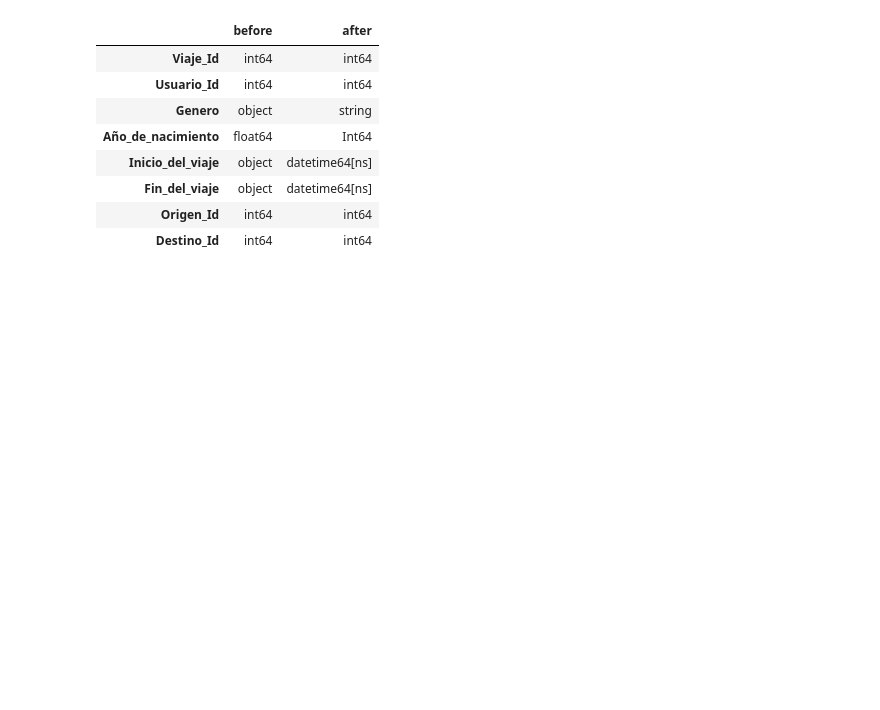
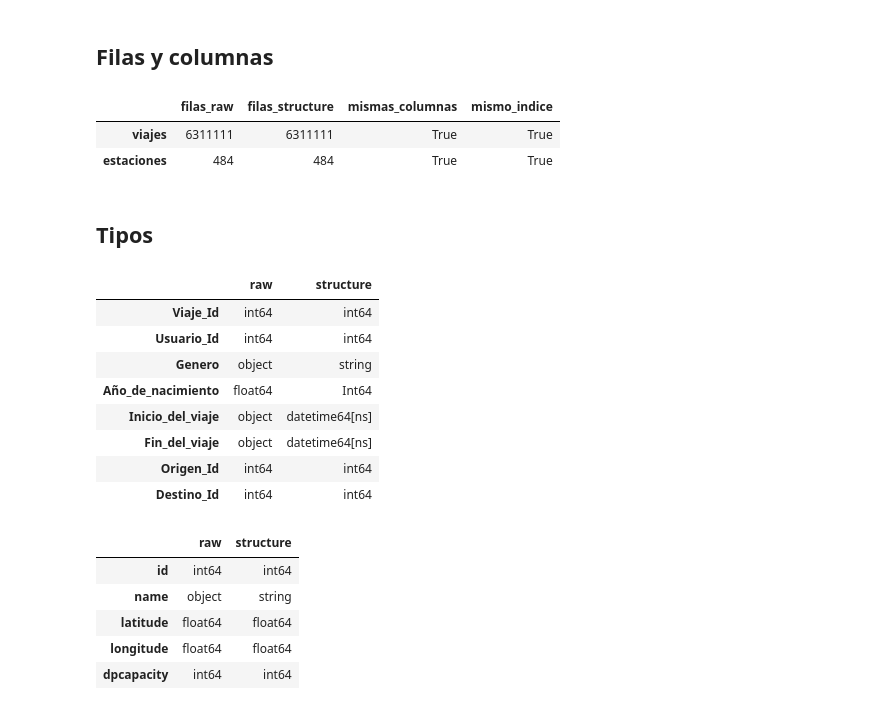
Before and after one commit to ChadayL/TC5061-Proyecto-Equipo40, a Jupyter notebook: notebooks/02_data_preparation/2.0-co-structure.ipynb, the cells around one changed output. Drawn from its saved outputs; the diff is of its cells as text; code cells hidden in the pictures; blank space fills up the shorter version.

```diff
--- a/notebooks/02_data_preparation/2.0-co-structure.ipynb
+++ b/notebooks/02_data_preparation/2.0-co-structure.ipynb
@@ -1,6 +6,11 @@
 # %%
+from mibici.data_preparation import structure
 from mibici.pipeline import load_stage
 import pandas as pd
 
-data = load_stage("raw")
+raw = load_stage("raw")
+structured = load_stage("structure")
+
+raw_trips, raw_stations = raw["viajes"], raw["estaciones"]
+trips, stations = structured["viajes"], structured["estaciones"]
 # %% [output]
@@ -8,20 +22,46 @@ data = load_stage("raw")
-# %%
-#Verificamos que todo este bien con la estructura de los datos
-
-raw_data = load_stage("raw")
-structured_data = load_stage("structure")
-
-display(pd.DataFrame({
-    "before": raw_data["viajes"].dtypes.astype(str),
-    "after": structured_data["viajes"].dtypes.astype(str),
-}))
-# %% [output]
-|  | before | after |
-| Viaje_Id | int64 | int64 |
-| Usuario_Id | int64 | int64 |
-| Genero | object | string |
-| Año_de_nacimiento | float64 | Int64 |
-| Inicio_del_viaje | object | datetime64[ns] |
-| Fin_del_viaje | object | datetime64[ns] |
-| Origen_Id | int64 | int64 |
-| Destino_Id | int64 | int64 |
+# %% [markdown]
+## Filas y columnas
+# %%
+display(pd.DataFrame({
+    "filas_raw": [len(raw_trips), len(raw_stations)],
+    "filas_structure": [len(trips), len(stations)],
+    "mismas_columnas": [
+        raw_trips.columns.equals(trips.columns),
+        raw_stations.columns.equals(stations.columns),
+    ],
+    "mismo_indice": [
+        raw_trips.index.equals(trips.index),
+        raw_stations.index.equals(stations.index),
+    ],
+}, index=["viajes", "estaciones"]))
+# %% [output]
+|  | filas_raw | filas_structure | mismas_columnas | mismo_indice |
+| viajes | 6311111 | 6311111 | True | True |
+| estaciones | 484 | 484 | True | True |
+# %% [markdown]
+## Tipos
+# %%
+def compare_types(before, after):
+    return pd.DataFrame({
+        "raw": before.dtypes.astype(str),
+        "structure": after.dtypes.astype(str),
+    })
+
+display(compare_types(raw_trips, trips))
+display(compare_types(raw_stations, stations))
+# %% [output]
+|  | raw | structure |
+| Viaje_Id | int64 | int64 |
+| Usuario_Id | int64 | int64 |
+| Genero | object | string |
+| Año_de_nacimiento | float64 | Int64 |
+| Inicio_del_viaje | object | datetime64[ns] |
+| Fin_del_viaje | object | datetime64[ns] |
+| Origen_Id | int64 | int64 |
+| Destino_Id | int64 | int64 |
+|  | raw | structure |
+| id | int64 | int64 |
+| name | object | string |
+| latitude | float64 | float64 |
+| longitude | float64 | float64 |
+| dpcapacity | int64 | int64 |
```
Also changed, not shown: parts of 11 cells of this notebook, 13 other files.
